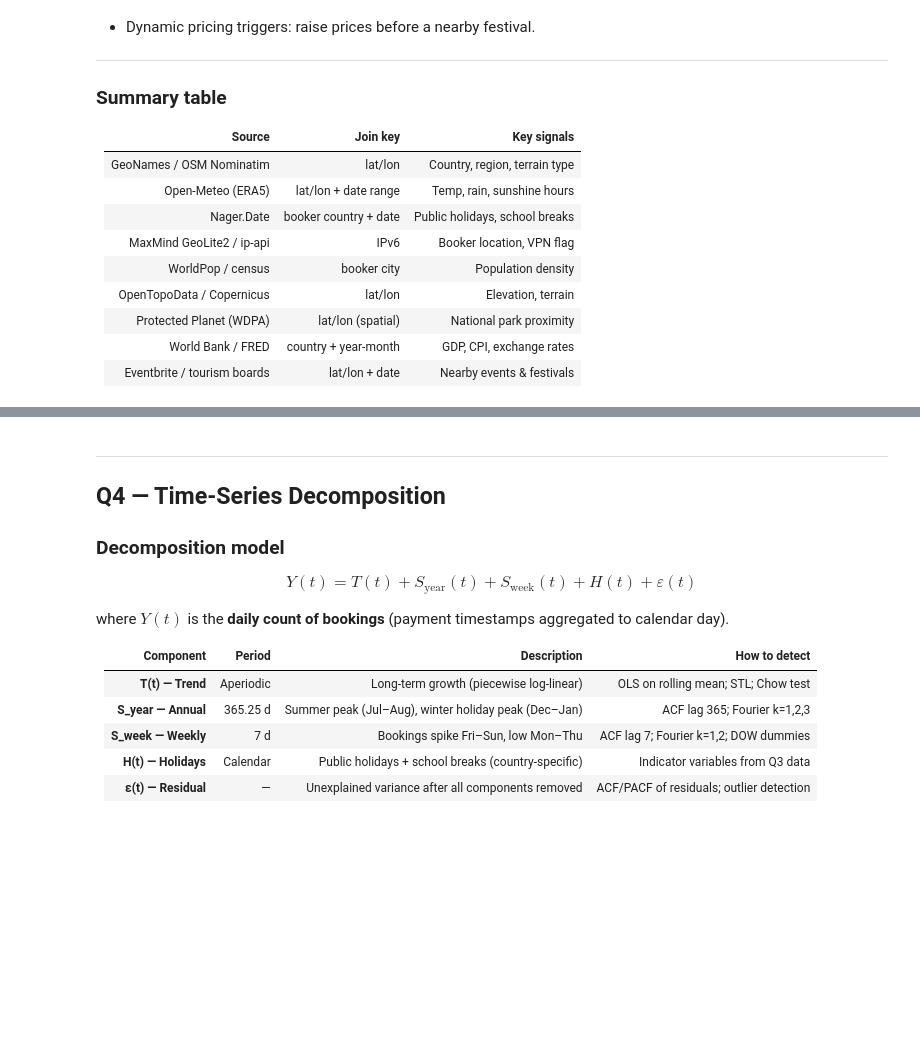
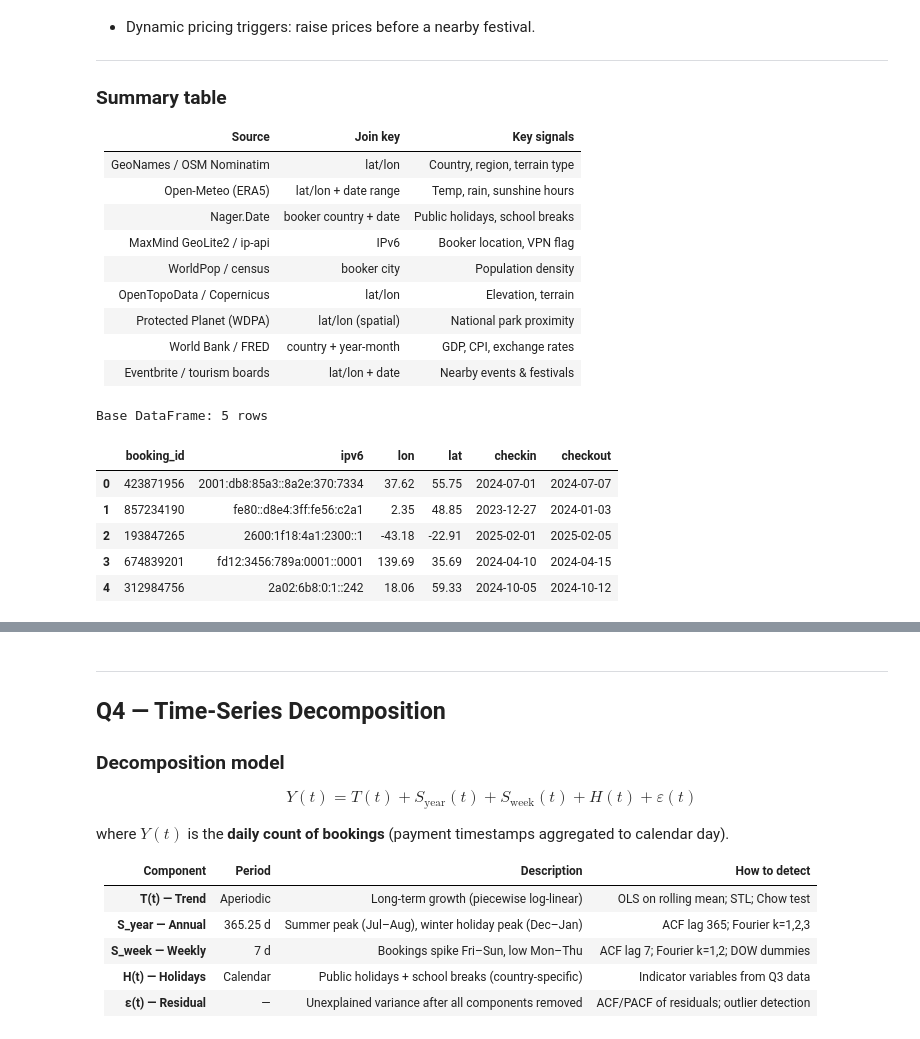
Before and after one commit to unreal-kz/bambuk-analytics-task, a Jupyter notebook: bambuk_interview.ipynb, the cells around one changed output, grey strips where cells are left out. Drawn from its saved outputs; the diff is of its cells as text; code cells hidden in the pictures; blank space fills up the shorter version.

```diff
--- a/bambuk_interview.ipynb
+++ b/bambuk_interview.ipynb
@@ -314,3 +314,35 @@ wind speed, UV index — all at the property location during the actual stay win
 | Protected Planet (WDPA) | lat/lon (spatial) | National park proximity |
 | World Bank / FRED | country + year-month | GDP, CPI, exchange rates |
 | Eventbrite / tourism boards | lat/lon + date | Nearby events & festivals |
+# %%
+import pandas as pd
+from q1_regex import LINE, SAMPLE_ROWS
+from q3_enrichment import parse_coord
+
+fields = ['booking_id', 'ipv6', 'paid_at', 'lon', 'lat', 'checkin', 'checkout']
+
+records = []
+for row in SAMPLE_ROWS:
+    m = LINE.fullmatch(row)
+    if m:
+        d = dict(zip(fields, m.groups()))
+        records.append({
+            'booking_id': d['booking_id'],
+            'ipv6':       d['ipv6'],
+            'lon':        parse_coord(d['lon']),
+            'lat':        parse_coord(d['lat']),
+            'checkin':    d['checkin'],
+            'checkout':   d['checkout'],
+        })
+
+base_df = pd.DataFrame(records)
+print(f'Base DataFrame: {len(base_df)} rows')
+base_df
+# %% [output]
+Base DataFrame: 5 rows
+|  | booking_id | ipv6 | lon | lat | checkin | checkout |
+| 0 | 423871956 | 2001:db8:85a3::8a2e:370:7334 | 37.62 | 55.75 | 2024-07-01 | 2024-07-07 |
+| 1 | 857234190 | fe80::d8e4:3ff:fe56:c2a1 | 2.35 | 48.85 | 2023-12-27 | 2024-01-03 |
+| 2 | 193847265 | 2600:1f18:4a1:2300::1 | -43.18 | -22.91 | 2025-02-01 | 2025-02-05 |
+| 3 | 674839201 | fd12:3456:789a:0001::0001 | 139.69 | 35.69 | 2024-04-10 | 2024-04-15 |
+| 4 | 312984756 | 2a02:6b8:0:1::242 | 18.06 | 59.33 | 2024-10-05 | 2024-10-12 |
```
Also changed, not shown: parts of 4 cells of this notebook, 2 other files.
